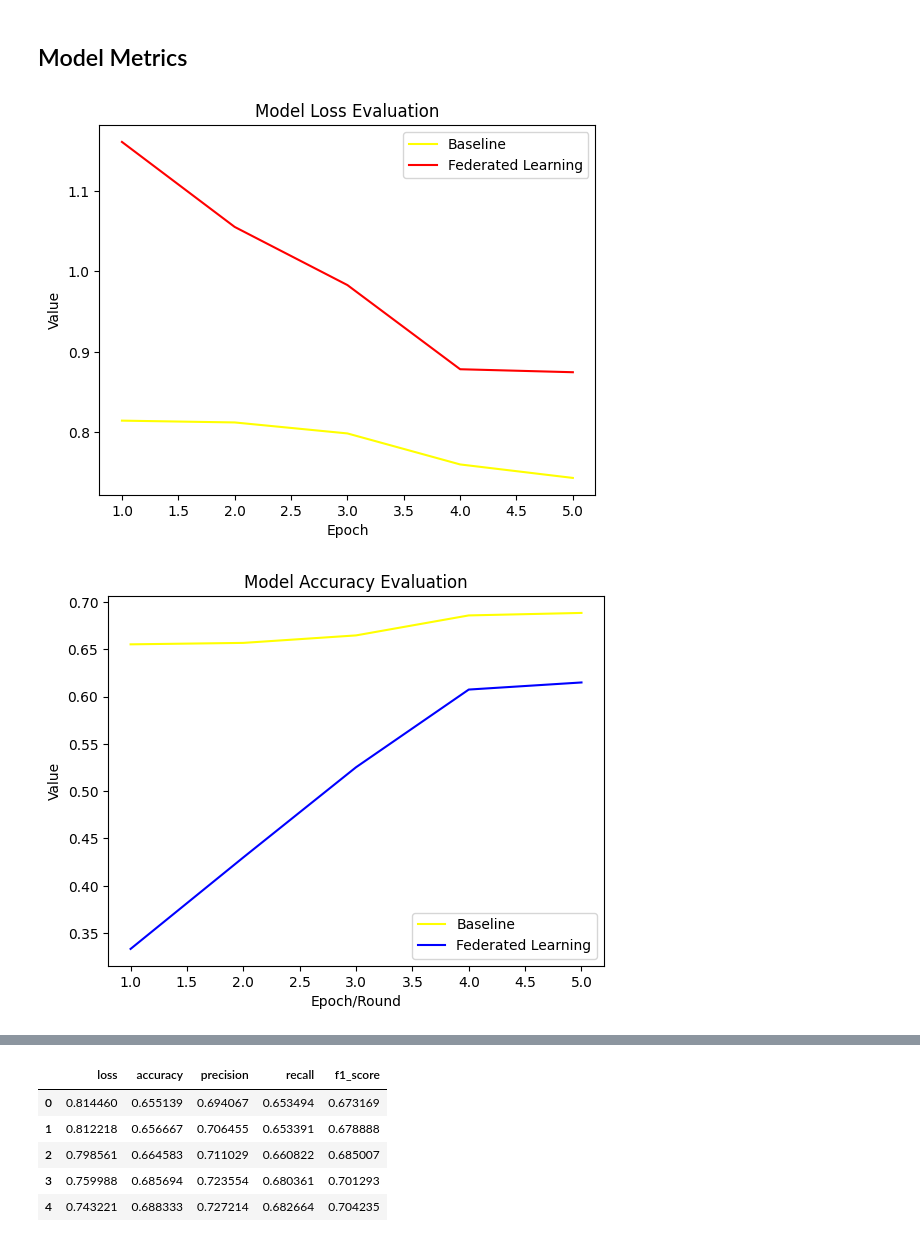
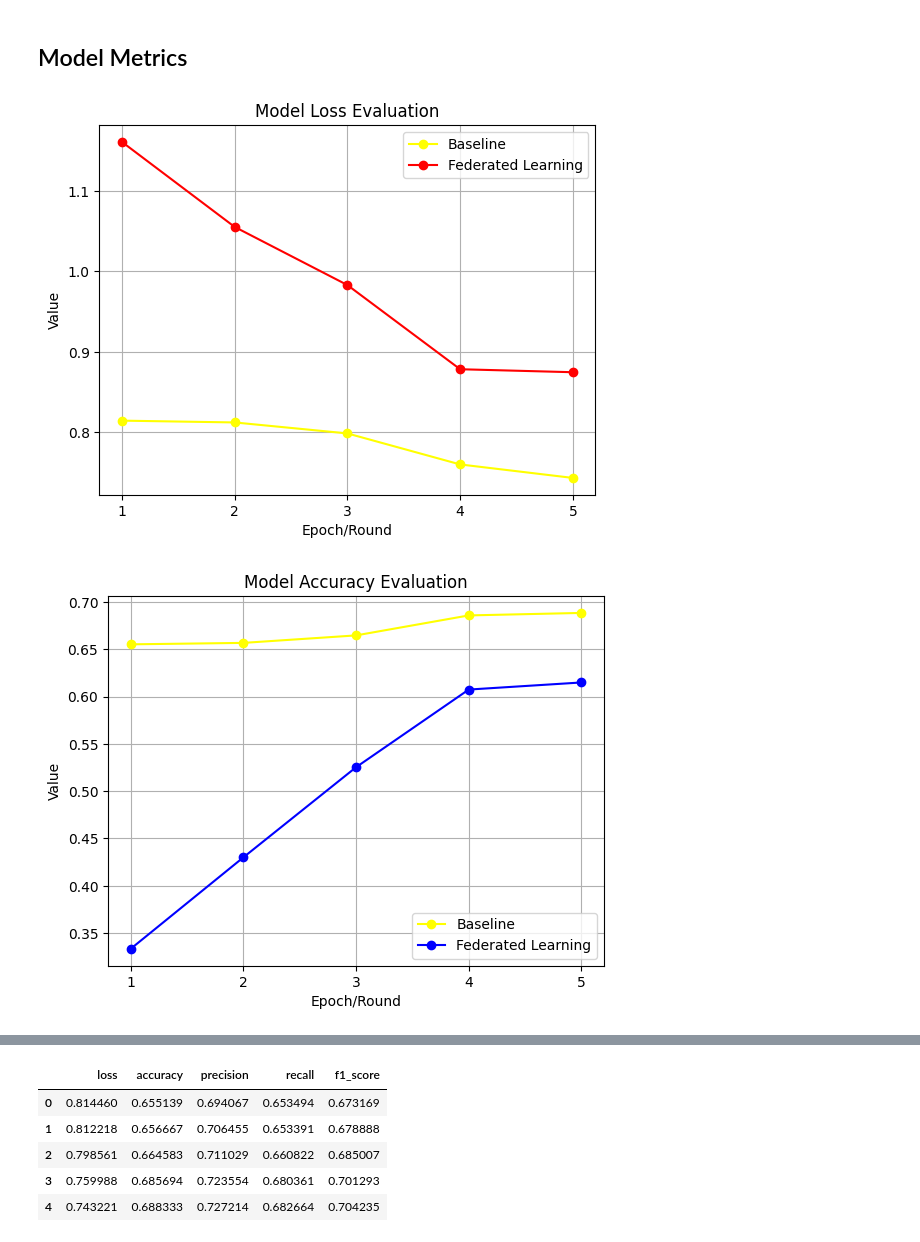
Before and after one commit to FIIT-Bc-projects/2024-Oksanich-DNLI, a Jupyter notebook: metrics_comp.ipynb, the cells around one changed output, grey strips where cells are left out. Cells and saved outputs as stored; diff of their text form; code cells hidden in the pictures.

```diff
--- a/metrics_comp.ipynb
+++ b/metrics_comp.ipynb
@@ -52,27 +52,31 @@ baseline_f1_scores = baseline_test_metrics["f1_score"]
 # %%
 epoch_rng = range(1, len(baseline_test_metrics) + 1)
 # %%
-plt.plot(epoch_rng, baseline_losses, label="Baseline", color="yellow")
-plt.plot(epoch_rng, fl_losses, label="Federated Learning", color="red")
+plt.plot(epoch_rng, baseline_losses, label="Baseline", color="yellow", marker="o")
+plt.plot(epoch_rng, fl_losses, label="Federated Learning", color="red", marker="o")
 
-plt.xlabel("Epoch")
+plt.xlabel("Epoch/Round")
 plt.ylabel("Value")
+plt.xticks(epoch_rng)
+plt.grid(True)
 
 plt.title("Model Loss Evaluation")
 plt.legend()
 plt.show()
 # %% [output]
-[figure, old version]
+[figure, new version]
 # %%
-plt.plot(epoch_rng, baseline_accuracies, label="Baseline", color="yellow")
-plt.plot(epoch_rng, fl_accuracies, label="Federated Learning", color="blue")
+plt.plot(epoch_rng, baseline_accuracies, label="Baseline", color="yellow", marker="o")
+plt.plot(epoch_rng, fl_accuracies, label="Federated Learning", color="blue", marker="o")
 
 plt.xlabel("Epoch/Round")
 plt.ylabel("Value")
+plt.xticks(epoch_rng)
+plt.grid(True)
 
 plt.title("Model Accuracy Evaluation")
 plt.legend()
 plt.show()
 # %% [output]
-[figure, old version]
+[figure, new version]
 # %%
```
Also changed, not shown: parts of 4 cells of this notebook.
